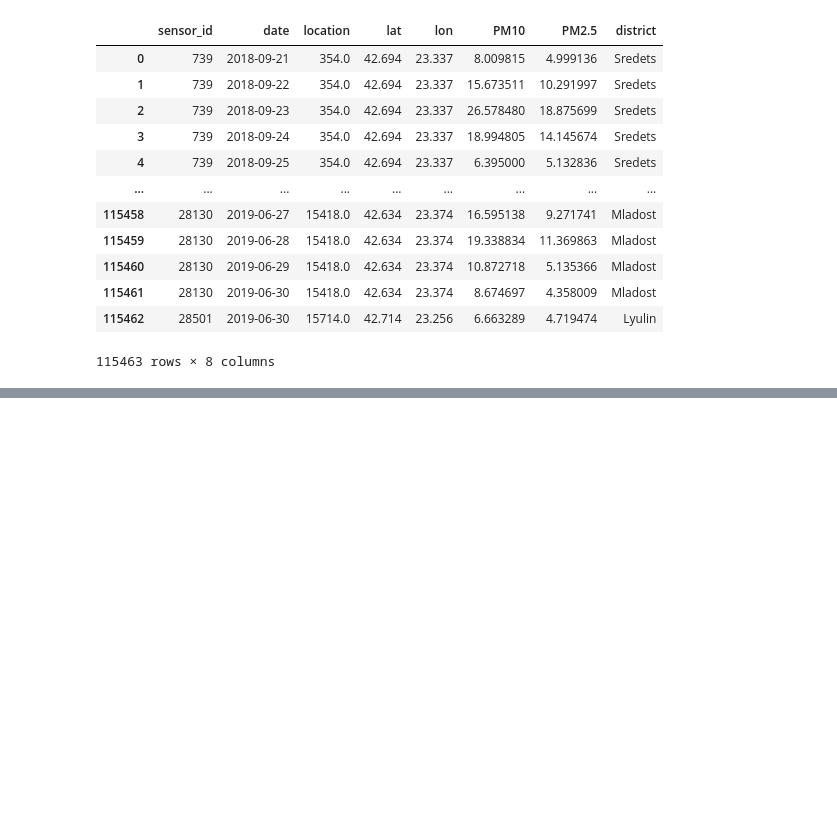
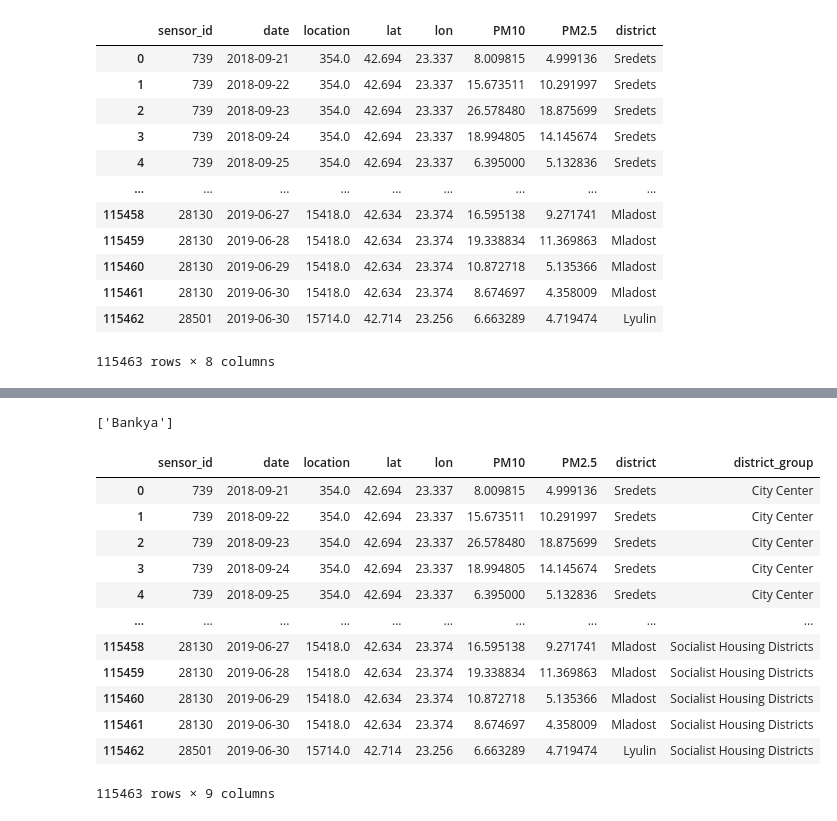
Before and after one commit to Matthew-Hoyle/SofiaAirQuality, a Jupyter notebook: CompileDataset.ipynb, the cells around one changed output, grey strips where cells are left out. Saved outputs shown, nothing was run; the diff lists cells and outputs as text; code cells hidden in the pictures; blank space fills up the shorter version.

Commit message:
added district groups to dataset

```diff
--- a/CompileDataset.ipynb
+++ b/CompileDataset.ipynb
@@ -201,0 +204,2 @@ sofdata_grouped
+# %%
+sofdata_grouped = pd.read_csv("SofiaSensorDataCleaned.csv")
@@ -202,2 +226,54 @@ sofdata_grouped
+# %%
+dist_groups = {
+    'Sredets' : 'City Center',
+    'Vazrazhdane' : 'City Center',
+    'Oborishte' : 'City Center',
+    'Krasno selo' : 'Early to Mid 20th Century Districts',
+    'Serdika' : 'Early to Mid 20th Century Districts',
+    'Poduyane' : 'Early to Mid 20th Century Districts',
+    'Slatina' : 'Early to Mid 20th Century Districts',
+    'Izgrev' : 'Early to Mid 20th Century Districts',
+    'Lozenets' : 'Early to Mid 20th Century Districts',
+    'Triaditsa' : 'Early to Mid 20th Century Districts',
+    'Krasna Polyana' : 'Early to Mid 20th Century Districts',
+    'Ilinden' : 'Early to Mid 20th Century Districts',
+    'Nadezhda' : 'Socialist Housing Districts',
+    'Iskar' : 'Socialist Housing Districts',
+    'Mladost' : 'Socialist Housing Districts',
+    'Studentski' : 'Socialist Housing Districts',
+    'Lyulin' : 'Socialist Housing Districts',
+    'Kremikovetsi' : 'Industrial District',
+    'Vitosha' : 'Peripheral Districts',
+    'Ovcha kupel' : 'Peripheral Districts',
+    'Vrabnits' : 'Peripheral Districts',
+    'Novi Iskar' : 'Peripheral Districts',
+    'Pancharevo' : 'Peripheral Districts',
+    'Bankya' : 'Peripheral Districts'
+}
+# %%
+# confirm only Bankya is missing
+[distr for distr in list(dist_groups.keys()) if distr not in list(sofdata_grouped['district'].unique())]
+# %% [output]
+['Bankya']
+# %%
+sofdata_grouped['district_group'] = sofdata_grouped['district']
+# %%
+sofdata_grouped['district_group'] = sofdata_grouped['district_group'].replace(dist_groups)
+# %%
+sofdata_grouped
+# %% [output]
+|  | sensor_id | date | location | lat | lon | PM10 | PM2.5 | district | district_group |
+| 0 | 739 | 2018-09-21 | 354.0 | 42.694 | 23.337 | 8.009815 | 4.999136 | Sredets | City Center |
+| 1 | 739 | 2018-09-22 | 354.0 | 42.694 | 23.337 | 15.673511 | 10.291997 | Sredets | City Center |
+| 2 | 739 | 2018-09-23 | 354.0 | 42.694 | 23.337 | 26.578480 | 18.875699 | Sredets | City Center |
+| 3 | 739 | 2018-09-24 | 354.0 | 42.694 | 23.337 | 18.994805 | 14.145674 | Sredets | City Center |
+| 4 | 739 | 2018-09-25 | 354.0 | 42.694 | 23.337 | 6.395000 | 5.132836 | Sredets | City Center |
+| ... | ... | ... | ... | ... | ... | ... | ... | ... | ... |
+| 115458 | 28130 | 2019-06-27 | 15418.0 | 42.634 | 23.374 | 16.595138 | 9.271741 | Mladost | Socialist Housing Districts |
+| 115459 | 28130 | 2019-06-28 | 15418.0 | 42.634 | 23.374 | 19.338834 | 11.369863 | Mladost | Socialist Housing Districts |
+| 115460 | 28130 | 2019-06-29 | 15418.0 | 42.634 | 23.374 | 10.872718 | 5.135366 | Mladost | Socialist Housing Districts |
+| 115461 | 28130 | 2019-06-30 | 15418.0 | 42.634 | 23.374 | 8.674697 | 4.358009 | Mladost | Socialist Housing Districts |
+| 115462 | 28501 | 2019-06-30 | 15714.0 | 42.714 | 23.256 | 6.663289 | 4.719474 | Lyulin | Socialist Housing Districts |
+115463 rows × 9 columns
 # %%
 sofdata_grouped.to_csv("SofiaSensorDataCleaned.csv", index = False)
```
Also changed, not shown: parts of 2 cells of this notebook, 3 other files.
